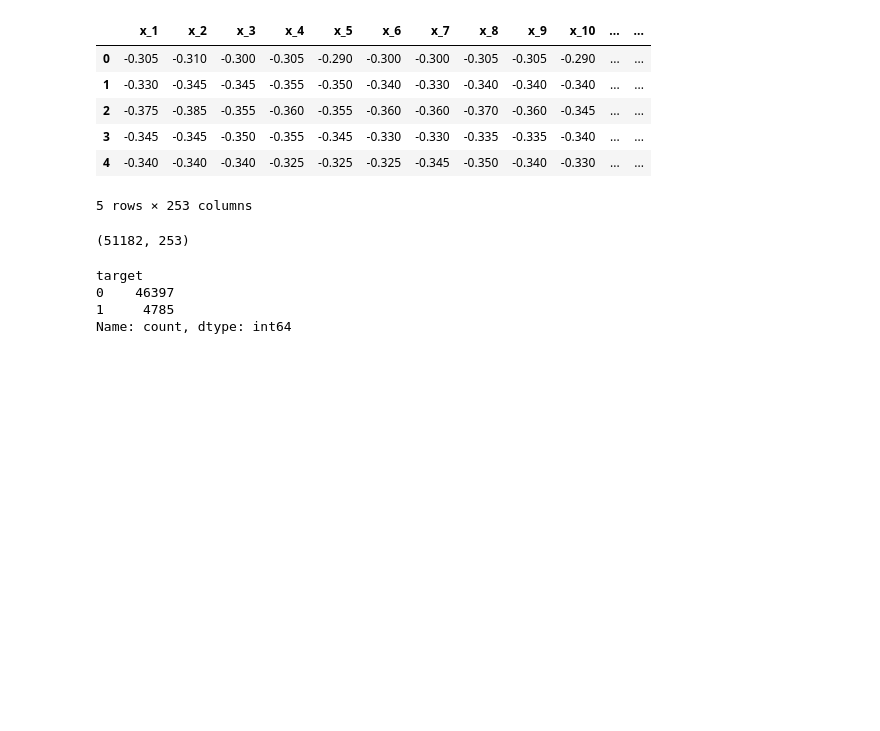
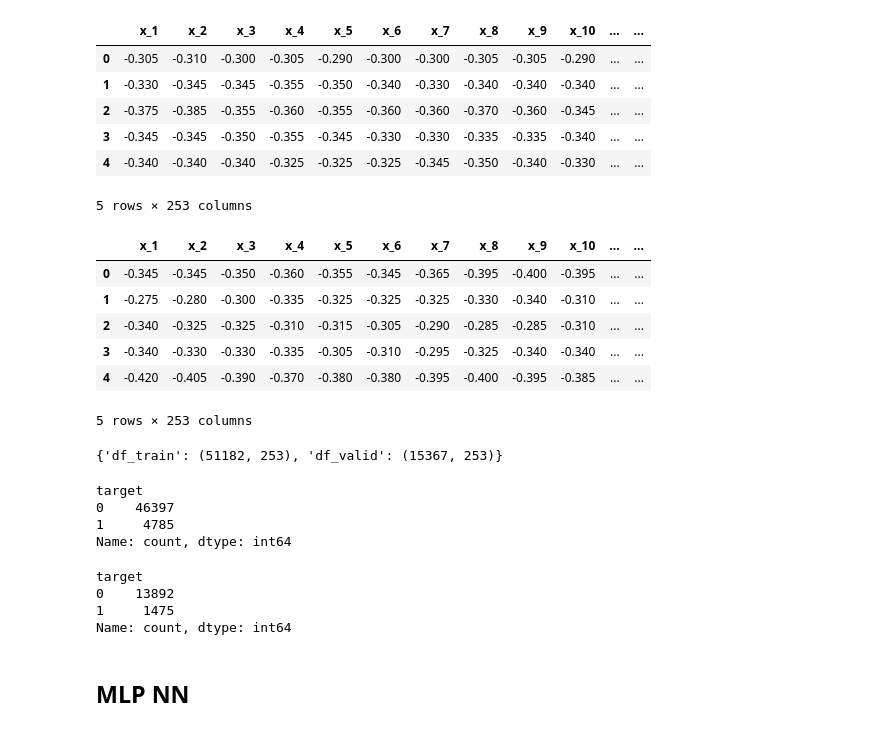
Before and after one commit to LtUdon/ECG-Abnormal-Heartbeat-Detection, a Jupyter notebook: MLP_Gian/MLP.ipynb, the cells around one changed output. Saved outputs shown, nothing was run; the diff lists cells and outputs as text; code cells hidden in the pictures; blank space fills up the shorter version.

```diff
--- a/MLP_Gian/MLP.ipynb
+++ b/MLP_Gian/MLP.ipynb
@@ -5,20 +26,18 @@
 # %%
-import pandas as pd
-import numpy as np
+# Load the ECG
+TRAIN_ECG  = np.load('train_ecg.npz')
+TRAIN_ECGx = TRAIN_ECG['X']
+TRAIN_ECGy = TRAIN_ECG['y']
 
-# Load the ECG
-ECG = np.load('train_ecg.npz')
-ECGx = ECG['X']
-ECGy = ECG['y']
-
-# Load the metadata
-META_raw = pd.read_csv('train_metadata.csv')
-META_raw.columns = META_raw.columns.str.strip() # Drops leading/trailing whitespace in column names
-META_raw = META_raw.replace("NA", np.nan)
-META = META_raw.dropna()
+VALID_ECG  = np.load('validation_ecg.npz')
+VALID_ECGx = VALID_ECG['X']
+VALID_ECGy = VALID_ECG['y']
 
 # Convert the dictionary-like npz contents into a Pandas DataFrame
-# Note: This assumes the arrays have matching lengths/shapes to align as columns
-df = pd.DataFrame(ECGx, columns=[f'x_{i+1}' for i in range(ECGx.shape[1])])
-df['target']            = ECGy
+# Assumes arrays have the same lengths/shapes
+df_train = pd.DataFrame(TRAIN_ECGx, columns=[f'x_{i+1}' for i in range(TRAIN_ECGx.shape[1])])
+df_train['target'] = TRAIN_ECGy
+
+df_valid = pd.DataFrame(VALID_ECGx, columns=[f'x_{i+1}' for i in range(VALID_ECGx.shape[1])])
+df_valid['target'] = VALID_ECGy
 # %%
@@ -31,8 +50,21 @@ df.head()
 | 3 | -0.345 | -0.345 | -0.350 | -0.355 | -0.345 | -0.330 | -0.330 | -0.335 | -0.335 | -0.340 | ... | ... |
 | 4 | -0.340 | -0.340 | -0.340 | -0.325 | -0.325 | -0.325 | -0.345 | -0.350 | -0.340 | -0.330 | ... | ... |
 5 rows × 253 columns
+# %%
+df_valid.head()
+# %% [output]
+|  | x_1 | x_2 | x_3 | x_4 | x_5 | x_6 | x_7 | x_8 | x_9 | x_10 | ... | ... |
+| 0 | -0.345 | -0.345 | -0.350 | -0.360 | -0.355 | -0.345 | -0.365 | -0.395 | -0.400 | -0.395 | ... | ... |
+| 1 | -0.275 | -0.280 | -0.300 | -0.335 | -0.325 | -0.325 | -0.325 | -0.330 | -0.340 | -0.310 | ... | ... |
+| 2 | -0.340 | -0.325 | -0.325 | -0.310 | -0.315 | -0.305 | -0.290 | -0.285 | -0.285 | -0.310 | ... | ... |
+| 3 | -0.340 | -0.330 | -0.330 | -0.335 | -0.305 | -0.310 | -0.295 | -0.325 | -0.340 | -0.340 | ... | ... |
+| 4 | -0.420 | -0.405 | -0.390 | -0.370 | -0.380 | -0.380 | -0.395 | -0.400 | -0.395 | -0.385 | ... | ... |
+5 rows × 253 columns
 # %%
-df.shape
+{
+    'df_train': df_train.shape,
+    'df_valid': df_valid.shape,
+}
 # %% [output]
-(51182, 253)
+{'df_train': (51182, 253), 'df_valid': (15367, 253)}
 # %%
@@ -42,3 +74,12 @@ target
 0    46397
 1     4785
 Name: count, dtype: int64
+# %%
+df_valid['target'].value_counts()
+# %% [output]
+target
+0    13892
+1     1475
+Name: count, dtype: int64
+# %% [markdown]
+## MLP NN
```
Also changed, not shown: parts of 24 cells of this notebook, 1 other file.
